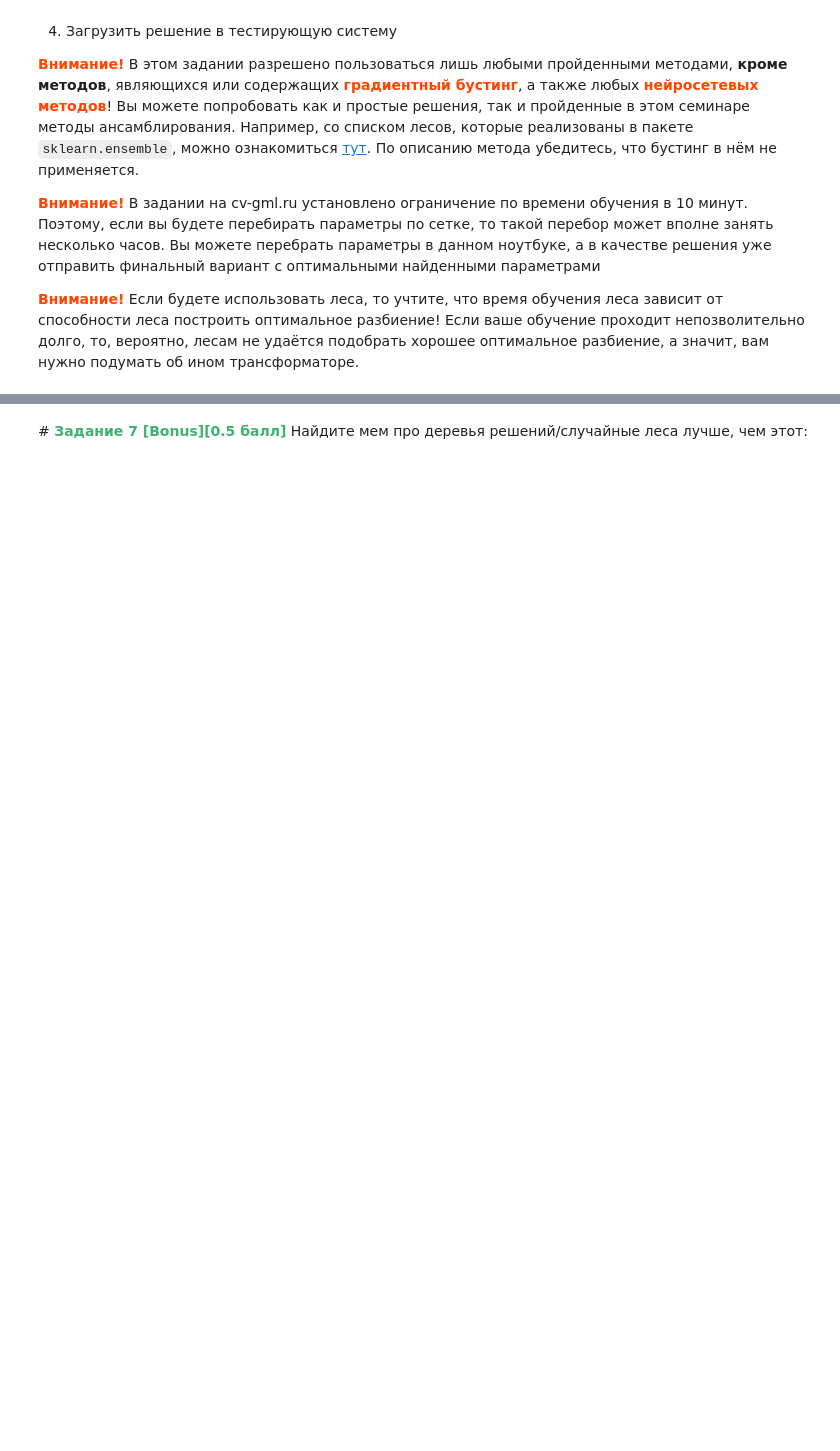
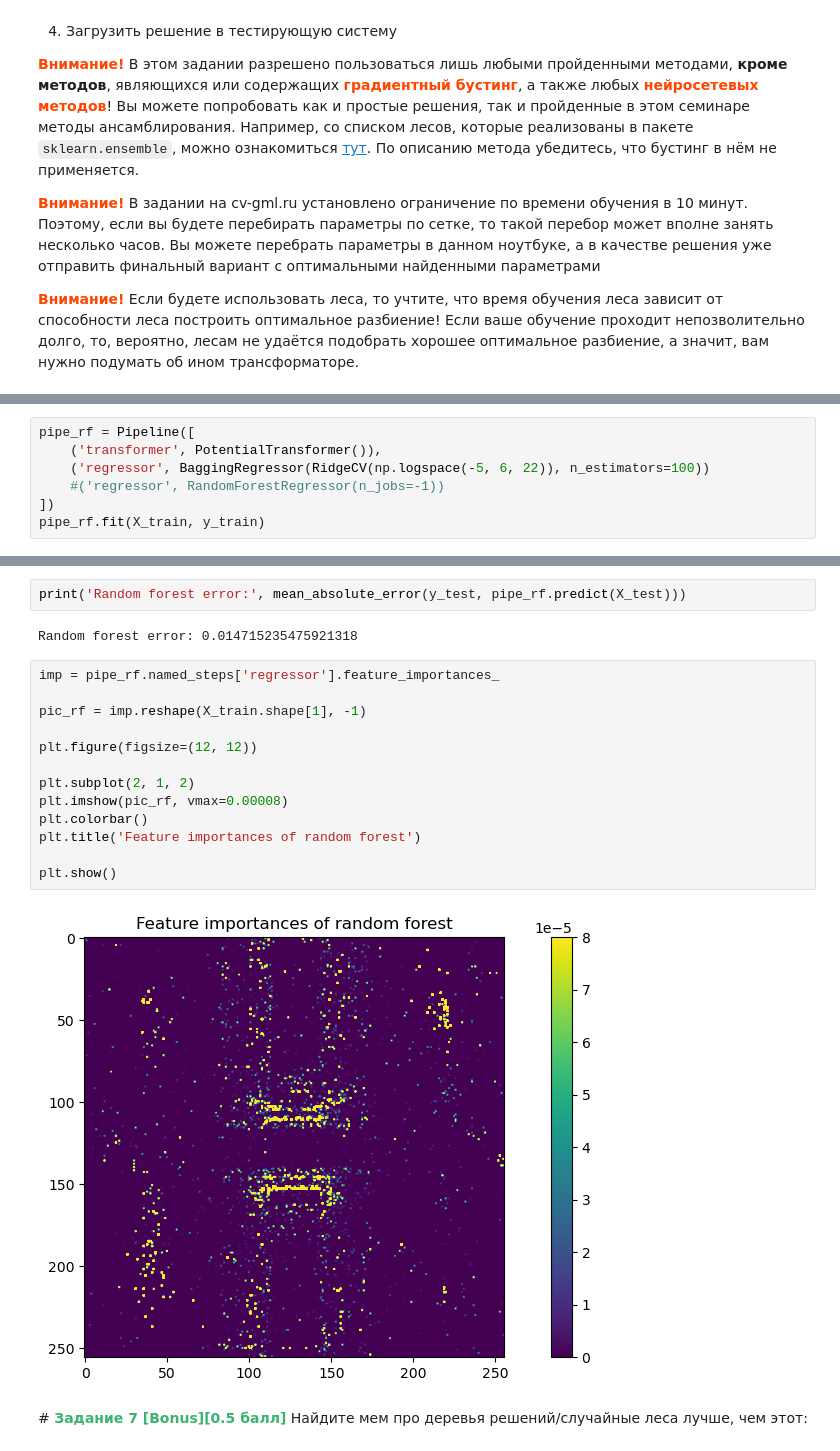
Before and after one commit to gerarte04/mlcmcmsu24, a Jupyter notebook: research/06_ensembles/[Research] Ensembles.ipynb, the cells around one changed output, grey strips where cells are left out. Cells and saved outputs as stored; diff of their text form; blank space fills up the shorter version.

```diff
--- a/research/06_ensembles/[Research] Ensembles.ipynb
+++ b/research/06_ensembles/[Research] Ensembles.ipynb
@@ -587,0 +682,7 @@ Random forest error: 0.04243586753323291
+# %%
+pipe_rf = Pipeline([
+    ('transformer', PotentialTransformer()),
+    ('regressor', BaggingRegressor(RidgeCV(np.logspace(-5, 6, 22)), n_estimators=100))
+    #('regressor', RandomForestRegressor(n_jobs=-1))
+])
+pipe_rf.fit(X_train, y_train)
@@ -588,3 +700,22 @@ Random forest error: 0.04243586753323291
+# %%
+print('Random forest error:', mean_absolute_error(y_test, pipe_rf.predict(X_test)))
+# %% [output]
+Random forest error: 0.014715235475921318
+# %%
+imp = pipe_rf.named_steps['regressor'].feature_importances_
+
+pic_rf = imp.reshape(X_train.shape[1], -1)
+
+plt.figure(figsize=(12, 12))
+
+plt.subplot(2, 1, 2)
+plt.imshow(pic_rf, vmax=0.00008)
+plt.colorbar()
+plt.title('Feature importances of random forest')
+
+plt.show()
+# %% [output]
+[figure, added]
 # %% [markdown]
 #<font color='MediumSeaGreen'> **Задание 7 [Bonus][0.5 балл]** </font>
 Найдите мем про деревья решений/случайные леса лучше, чем этот:
```
Also changed, not shown: parts of 6 cells of this notebook, 1 other file.
